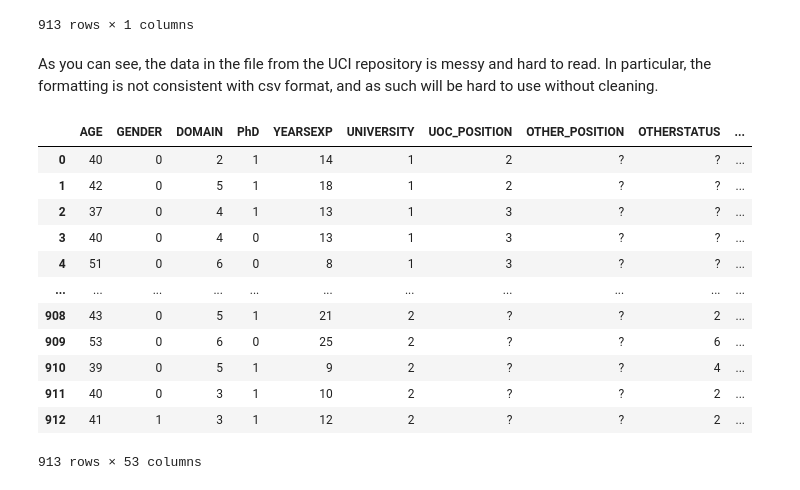
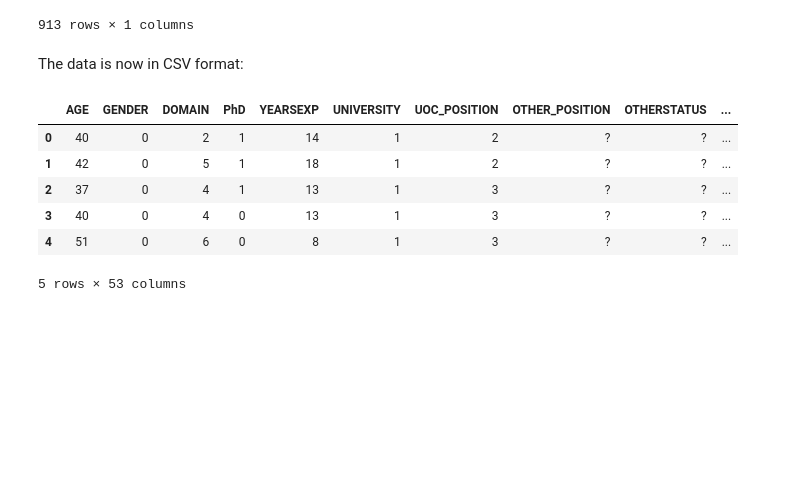
Before and after one commit to vishalhundal/ICX-Data-Science-Challenge, a Jupyter notebook: ICX Media Data Science Challenge.ipynb, the cells around one changed output. Saved outputs shown, nothing was run; the diff lists cells and outputs as text; code cells hidden in the pictures; blank space fills up the shorter version.

Commit message:
Finished initial data cleanup.

```diff
--- a/ICX Media Data Science Challenge.ipynb
+++ b/ICX Media Data Science Challenge.ipynb
@@ -72,8 +88,6 @@ pd.read_csv("originalDataset.csv")
 | 911 | 40;0;3;1;10;2;?;?;2;0;3;3;5;5;4;2... |
 | 912 | 41;1;3;1;12;2;?;?;2;0;3;4;3;5;5;?... |
 913 rows × 1 columns
-# %% [markdown]
-As you can see, the data in the file from the UCI repository is messy and hard to read. In particular, the formatting is not consistent with csv format, and as such will be hard to use without cleaning.
 # %%
 if path.exists("cleanDataset.csv"):
     remove("cleanDataset.csv")
@@ -86,19 +100,16 @@ with open('originalDataset.csv', newline = '') as ogDataset:
             line = row[0].split(";")
             filewriter = csv.writer(dataset, delimiter=',')
             filewriter.writerow(line)
+# %% [markdown]
+The data is now in CSV format:
 # %%
-pd.read_csv("cleanDataset.csv")
+df = pd.read_csv("cleanDataset.csv")
+df.head()
 # %% [output]
 |  | AGE | GENDER | DOMAIN | PhD | YEARSEXP | UNIVERSITY | UOC_POSITION | OTHER_POSITION | OTHERSTATUS | ... |
 | 0 | 40 | 0 | 2 | 1 | 14 | 1 | 2 | ? | ? | ... |
 | 1 | 42 | 0 | 5 | 1 | 18 | 1 | 2 | ? | ? | ... |
 | 2 | 37 | 0 | 4 | 1 | 13 | 1 | 3 | ? | ? | ... |
 | 3 | 40 | 0 | 4 | 0 | 13 | 1 | 3 | ? | ? | ... |
 | 4 | 51 | 0 | 6 | 0 | 8 | 1 | 3 | ? | ? | ... |
-| ... | ... | ... | ... | ... | ... | ... | ... | ... | ... | ... |
-| 908 | 43 | 0 | 5 | 1 | 21 | 2 | ? | ? | 2 | ... |
-| 909 | 53 | 0 | 6 | 0 | 25 | 2 | ? | ? | 6 | ... |
-| 910 | 39 | 0 | 5 | 1 | 9 | 2 | ? | ? | 4 | ... |
-| 911 | 40 | 0 | 3 | 1 | 10 | 2 | ? | ? | 2 | ... |
-| 912 | 41 | 1 | 3 | 1 | 12 | 2 | ? | ? | 2 | ... |
-913 rows × 53 columns
+5 rows × 53 columns
```
Also changed, not shown: parts of 5 cells of this notebook, 1 other file.
